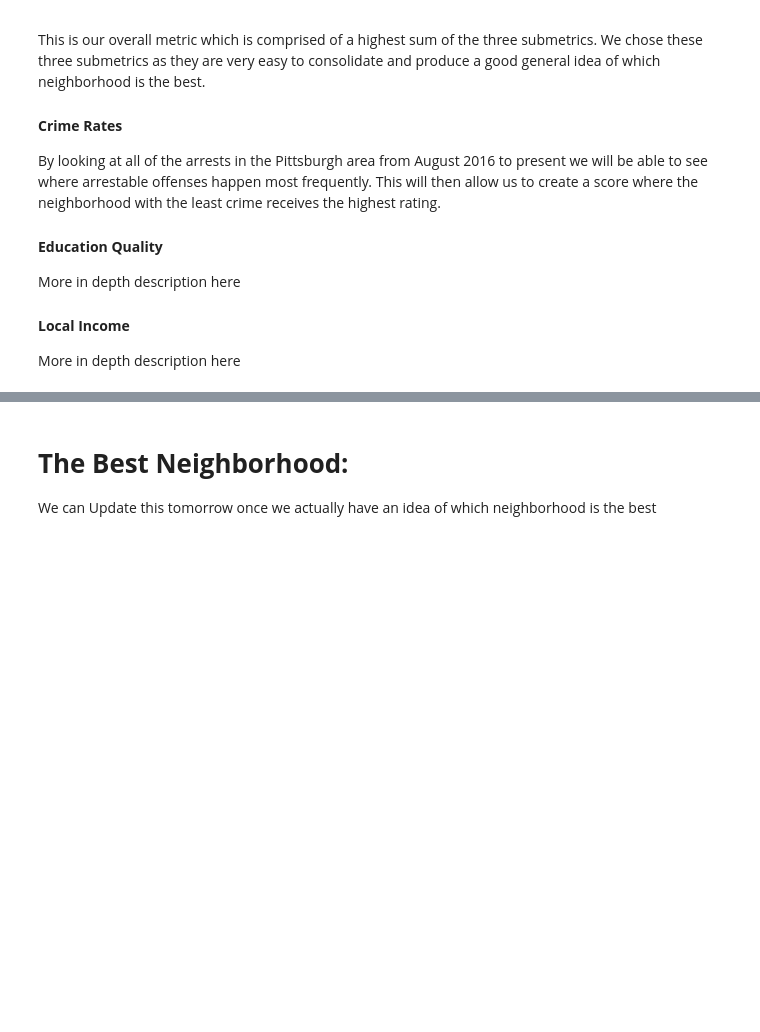
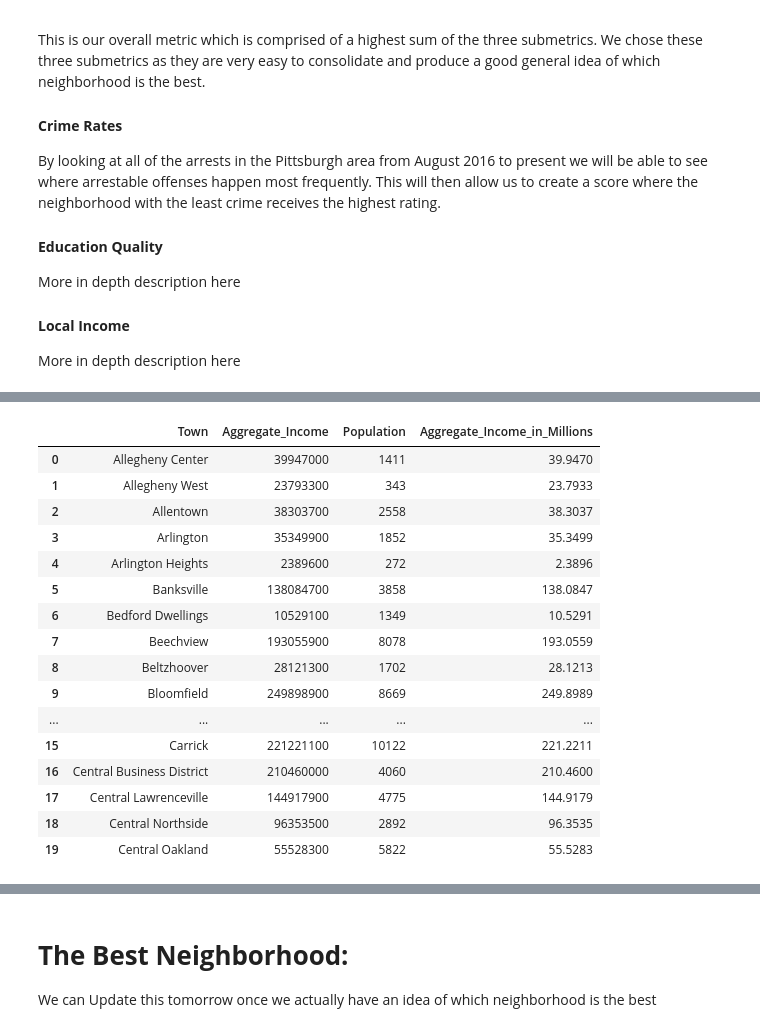
Before and after one commit to jca64/Big-Ideas-Final-Project, a Jupyter notebook: Final-Project.ipynb, the cells around one changed output, grey strips where cells are left out. Cells and saved outputs as stored; diff of their text form; code cells hidden in the pictures; blank space fills up the shorter version.

```diff
--- a/Final-Project.ipynb
+++ b/Final-Project.ipynb
@@ -22,0 +72,20 @@ More in depth description here
+# %%
+data.head(20)
+# %% [output]
+|  | Town | Aggregate_Income | Population | Aggregate_Income_in_Millions |
+| 0 | Allegheny Center | 39947000 | 1411 | 39.9470 |
+| 1 | Allegheny West | 23793300 | 343 | 23.7933 |
+| 2 | Allentown | 38303700 | 2558 | 38.3037 |
+| 3 | Arlington | 35349900 | 1852 | 35.3499 |
+| 4 | Arlington Heights | 2389600 | 272 | 2.3896 |
+| 5 | Banksville | 138084700 | 3858 | 138.0847 |
+| 6 | Bedford Dwellings | 10529100 | 1349 | 10.5291 |
+| 7 | Beechview | 193055900 | 8078 | 193.0559 |
+| 8 | Beltzhoover | 28121300 | 1702 | 28.1213 |
+| 9 | Bloomfield | 249898900 | 8669 | 249.8989 |
+| ... | ... | ... | ... | ... |
+| 15 | Carrick | 221221100 | 10122 | 221.2211 |
+| 16 | Central Business District | 210460000 | 4060 | 210.4600 |
+| 17 | Central Lawrenceville | 144917900 | 4775 | 144.9179 |
+| 18 | Central Northside | 96353500 | 2892 | 96.3535 |
+| 19 | Central Oakland | 55528300 | 5822 | 55.5283 |
```
Also changed, not shown: parts of 33 cells of this notebook.
